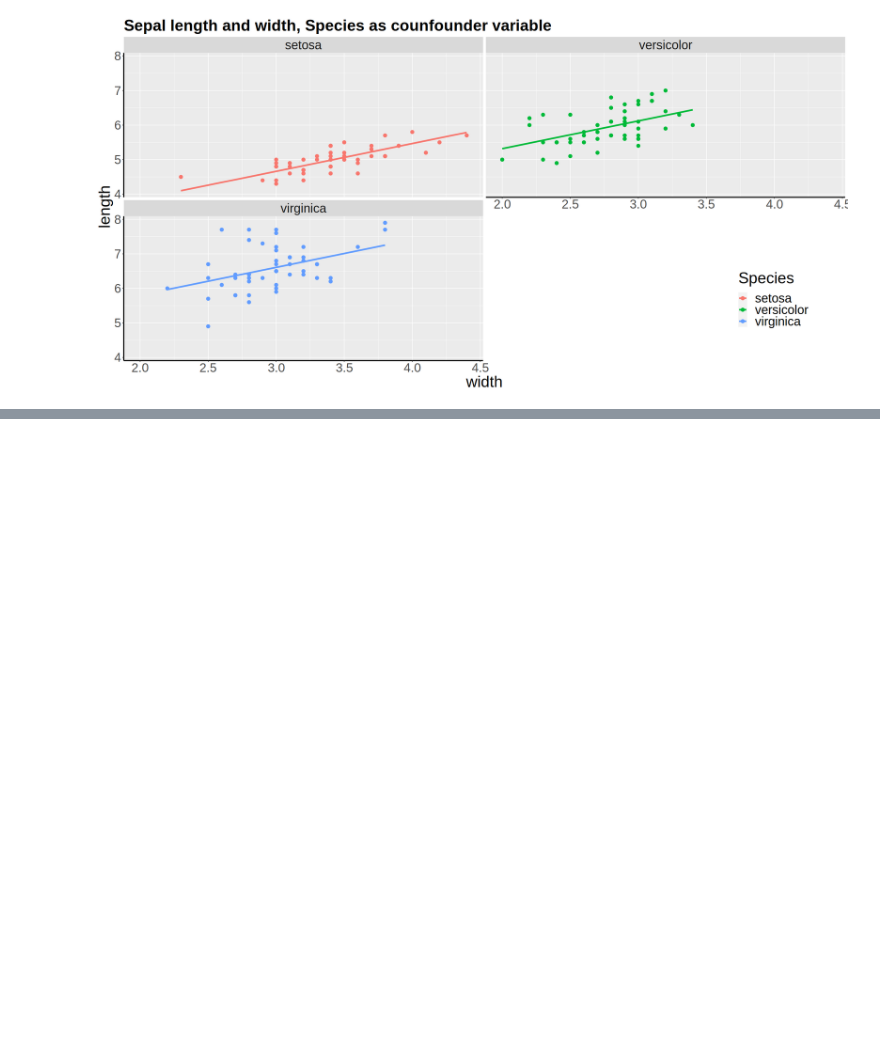
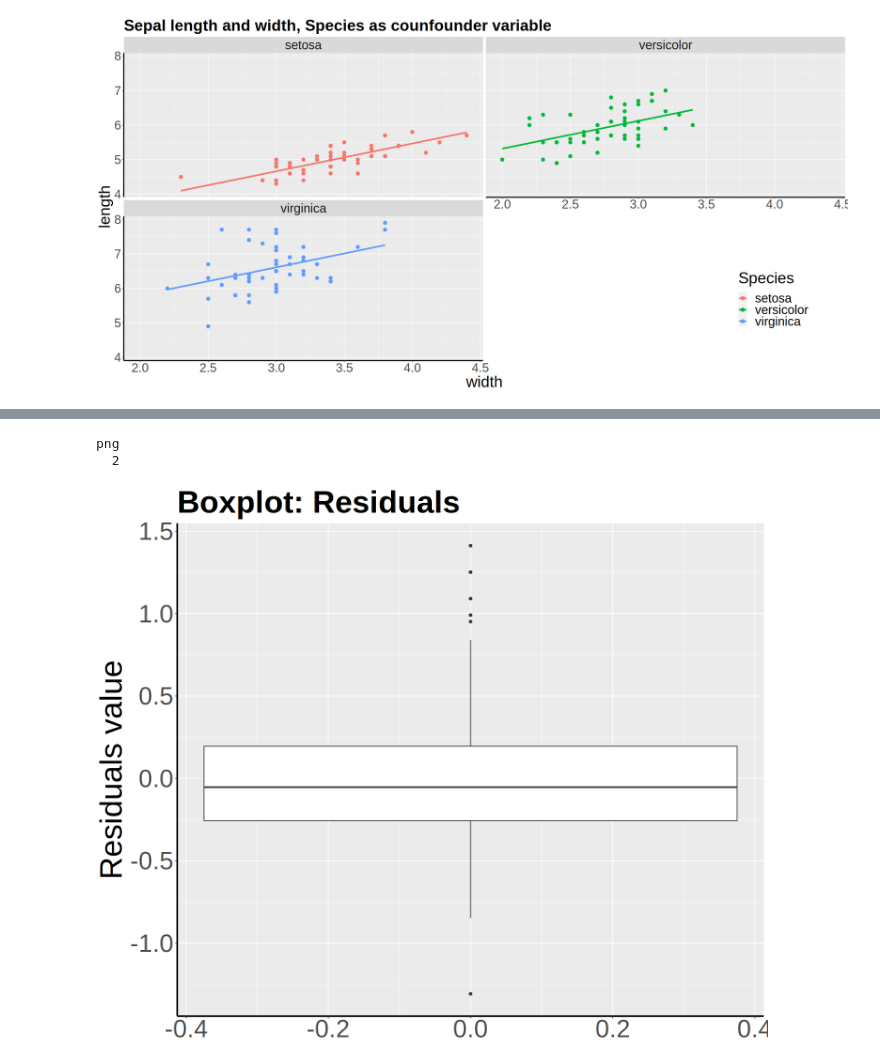
Before and after one commit to PPeitsch/infographics, a Jupyter notebook: 09_confounders/main.ipynb, the cells around one changed output, grey strips where cells are left out. Cells and saved outputs as stored; diff of their text form; code cells hidden in the pictures; blank space fills up the shorter version.

```diff
--- a/09_confounders/main.ipynb
+++ b/09_confounders/main.ipynb
@@ -73,0 +89,11 @@ png
+# %%
+# Size of graphics
+options(repr.plot.width=12, repr.plot.height=10)
+jpeg(file=file.path(fig_folder, fig4_name), width=800, height=600)
+p4
+dev.off()
+p4
+# %% [output]
+png
+  2
+[figure, added]
```
Also changed, not shown: parts of 8 cells of this notebook, 9 other files.
